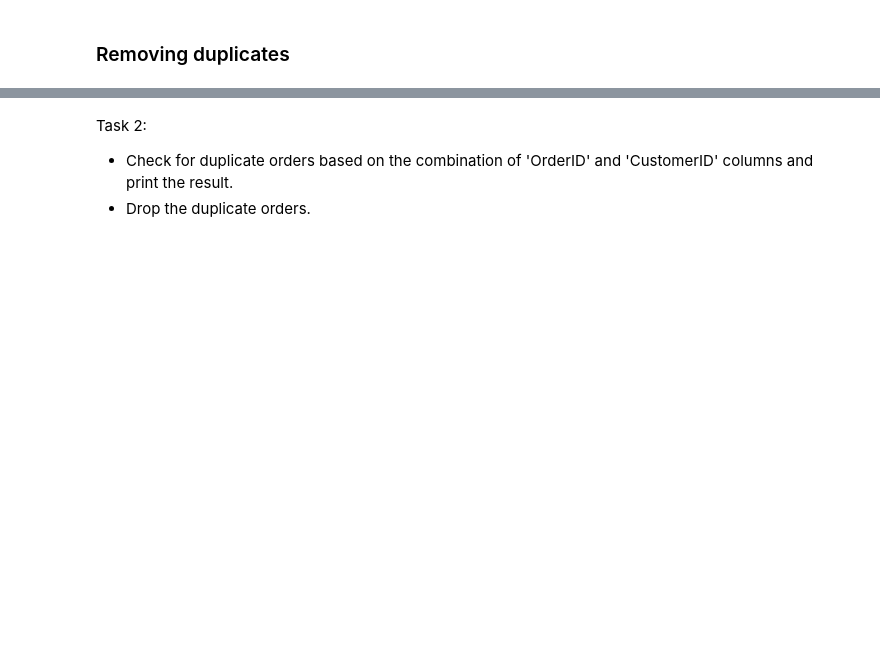
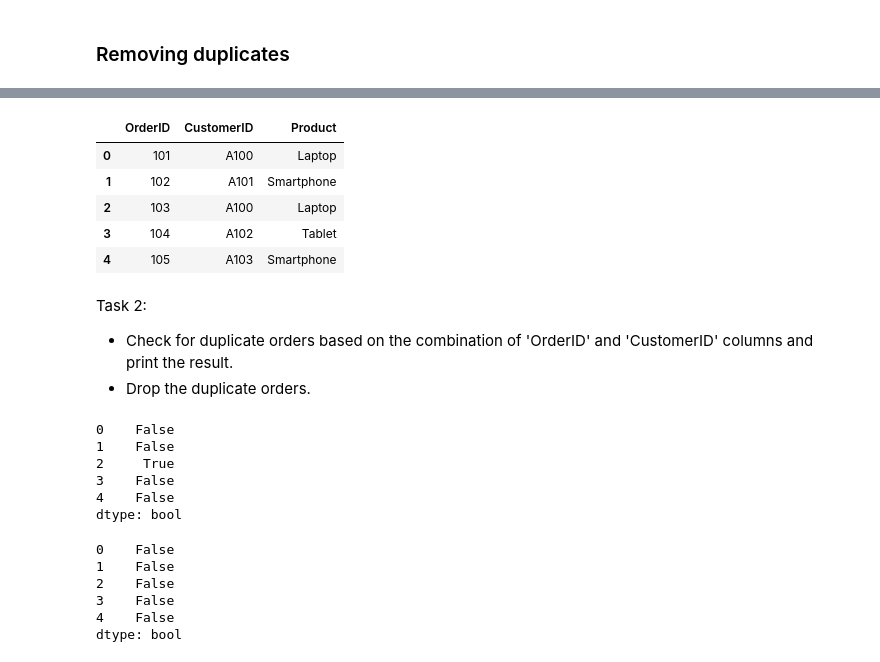
Before and after one commit to t0m0h1/Week-2-AI-Tasks, a Jupyter notebook: 3.ipynb, the cells around one changed output, grey strips where cells are left out. Saved outputs shown, nothing was run; the diff lists cells and outputs as text; code cells hidden in the pictures; blank space fills up the shorter version.

Commit message:
drop duplicate values

```diff
--- a/3.ipynb
+++ b/3.ipynb
@@ -33,8 +73,40 @@ DF_obj.drop_duplicates(['column 3'])
 Task 1: Create a pandas DataFrame named orders_df with the following data:
 
 ![image.png](embedded-picture-1)
+# %%
+orders_df = DataFrame({'OrderID': [101,102,103,104,105],
+                       'CustomerID': ['A100', 'A101', 'A100', 'A102', 'A103'],
+                       'Product': ['Laptop', 'Smartphone', 'Laptop', 'Tablet','Smartphone']})
+orders_df
+# %% [output]
+|  | OrderID | CustomerID | Product |
+| 0 | 101 | A100 | Laptop |
+| 1 | 102 | A101 | Smartphone |
+| 2 | 103 | A100 | Laptop |
+| 3 | 104 | A102 | Tablet |
+| 4 | 105 | A103 | Smartphone |
 # %% [markdown]
 Task 2:
 
 *   Check for duplicate orders based on the combination of 'OrderID' and 'CustomerID' columns and print the result.
 *   Drop the duplicate orders.
+# %%
+unique_values = orders_df.duplicated(['CustomerID']) + orders_df.duplicated(['CustomerID'])
+unique_values
+# %% [output]
+0    False
+1    False
+2     True
+3    False
+4    False
+dtype: bool
+# %%
+unique_values = unique_values.drop_duplicates()
+orders_df.duplicated()
+# %% [output]
+0    False
+1    False
+2    False
+3    False
+4    False
+dtype: bool
```
Also changed, not shown: parts of 6 cells of this notebook.
